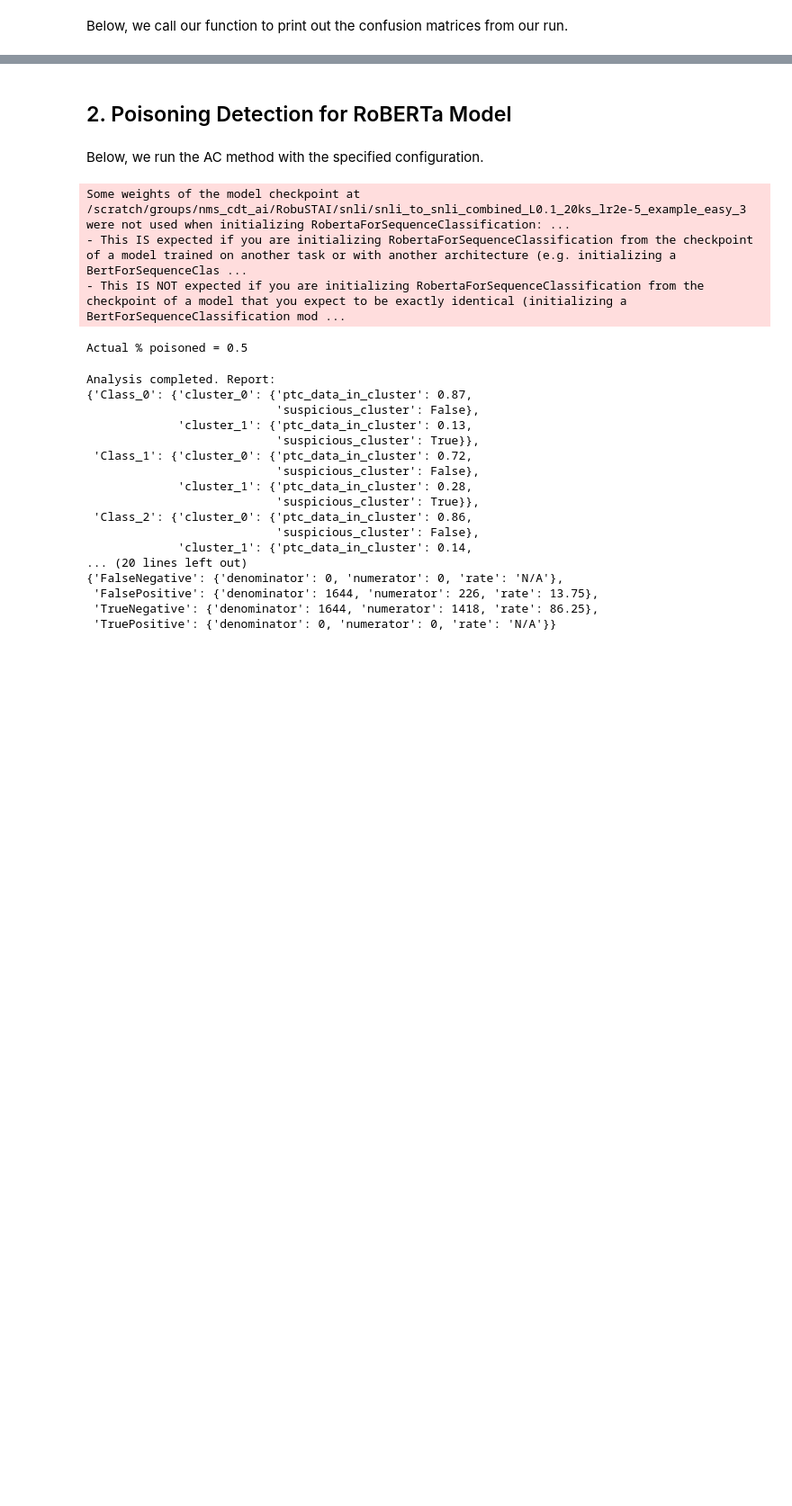
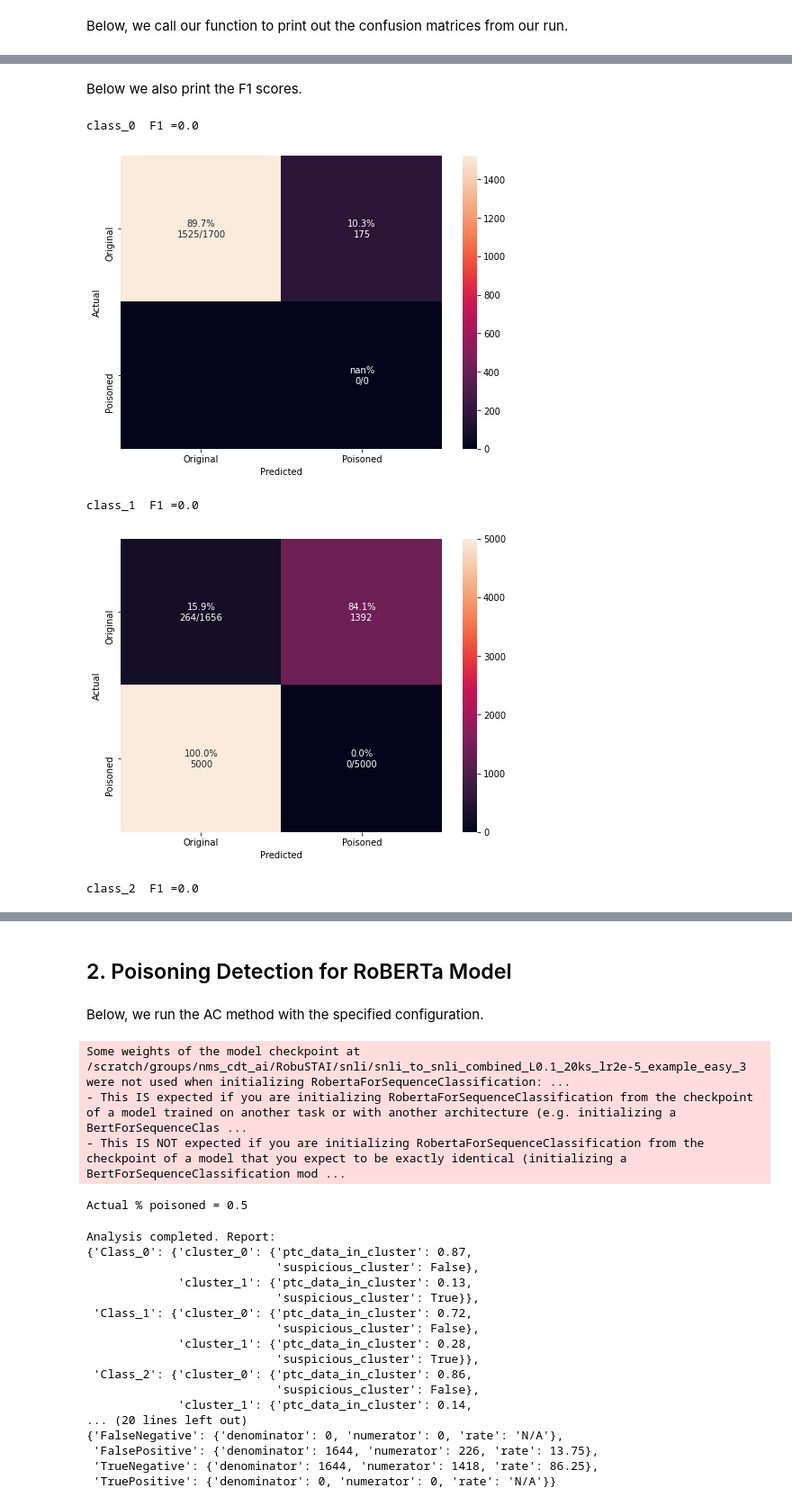
Before and after one commit to RobuSTAI/RobuSTAI, a Jupyter notebook: notebooks/defense_AC.ipynb, the cells around one changed output, grey strips where cells are left out. Shown at 90% size. Drawn from its saved outputs; the diff is of its cells as text; code cells hidden in the pictures; blank space fills up the shorter version.

Commit message:
updating with f1 score

```diff
--- a/notebooks/defense_AC.ipynb
+++ b/notebooks/defense_AC.ipynb
@@ -65,2 +65,17 @@ class_1
 class_2
 [figure]
+# %% [markdown]
+Below we also print the F1 scores.
+# %%
+for clas, clas_d in confusion_matrix_json_snliBERT.items():
+    cm =  np.array([[clas_d['TrueNegative']['numerator'], clas_d['FalsePositive']['numerator']],
+                    [clas_d['FalseNegative']['numerator'], clas_d['TruePositive']['numerator']]])
+    F1 = (2*cm[1][1])/(2*cm[1][1]+cm[0][1]+cm[1][0])
+    print(clas, f" F1 ={F1}")
+    cm_analysis(cm, ['Original','Poisoned'], ymap=None, figsize=(8,6));
+# %% [output]
+class_0  F1 =0.0
+[figure, added]
+class_1  F1 =0.0
+[figure, added]
+class_2  F1 =0.0
```
Also changed, not shown: parts of 8 cells of this notebook.
